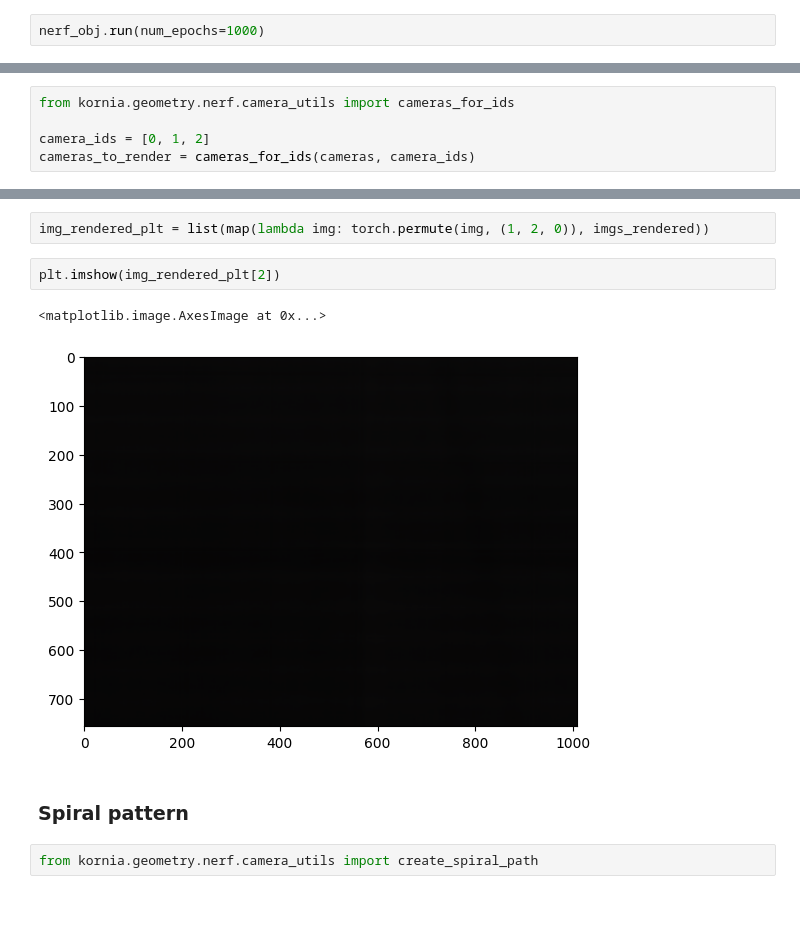
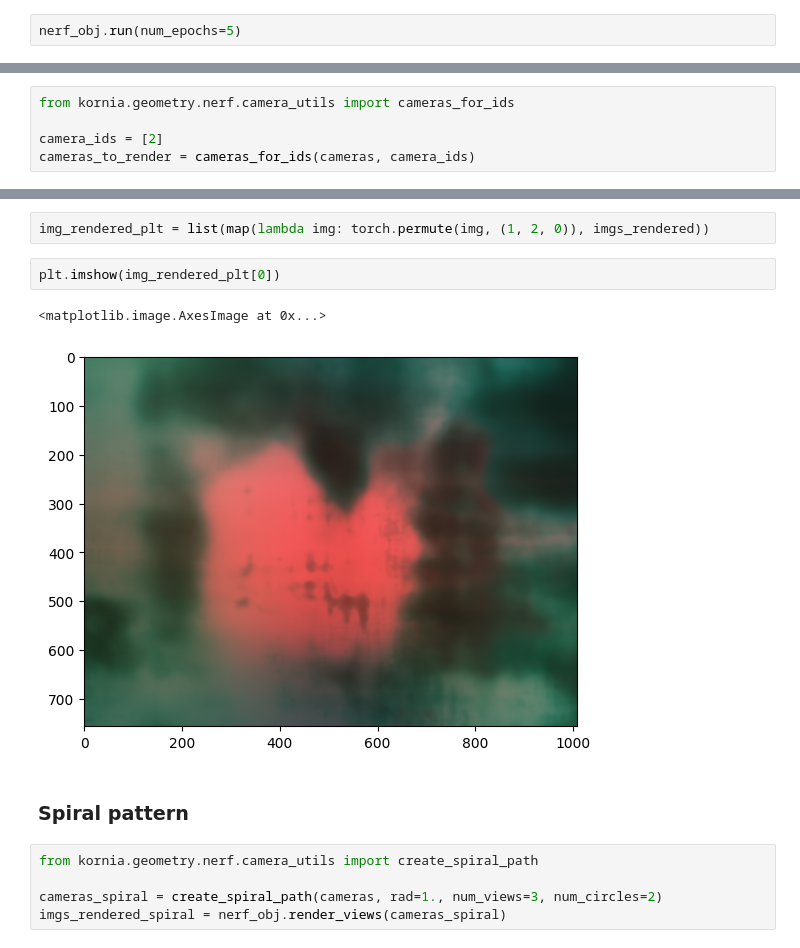
Before and after one commit to YanivHollander/kornia_nerf_jupyter, a Jupyter notebook: test_nerf_solver_full_scene.ipynb, the cells around one changed output, grey strips where cells are left out. Saved outputs shown, nothing was run; the diff lists cells and outputs as text; blank space fills up the shorter version.

```diff
--- a/test_nerf_solver_full_scene.ipynb
+++ b/test_nerf_solver_full_scene.ipynb
@@ -55,5 +55,5 @@ num_img_rays = 1024
 nerf_obj.init_training(cameras=cameras, min_depth=0., max_depth=3., imgs=imgs, num_img_rays=num_img_rays,
                        batch_size=num_img_rays, num_ray_points=51)
 # %%
-nerf_obj.run(num_epochs=1000)
+nerf_obj.run(num_epochs=5)
 # %% [output]
@@ -67,18 +65,21 @@ KeyboardInterrupt:
 # %%
 from kornia.geometry.nerf.camera_utils import cameras_for_ids
 
-camera_ids = [0, 1, 2]
+camera_ids = [2]
 cameras_to_render = cameras_for_ids(cameras, camera_ids)
 # %%
 imgs_rendered = nerf_obj.render_views(cameras_to_render)
 # %%
 img_rendered_plt = list(map(lambda img: torch.permute(img, (1, 2, 0)), imgs_rendered))
 # %%
-plt.imshow(img_rendered_plt[2])
+plt.imshow(img_rendered_plt[0])
 # %% [output]
 <matplotlib.image.AxesImage at 0x...>
-[figure, old version]
+[figure, new version]
 # %% [markdown]
 ### Spiral pattern
 # %%
 from kornia.geometry.nerf.camera_utils import create_spiral_path
+
+cameras_spiral = create_spiral_path(cameras, rad=1., num_views=3, num_circles=2)
+imgs_rendered_spiral = nerf_obj.render_views(cameras_spiral)
```
Also changed, not shown: parts of 4 cells of this notebook, 2 other files.
